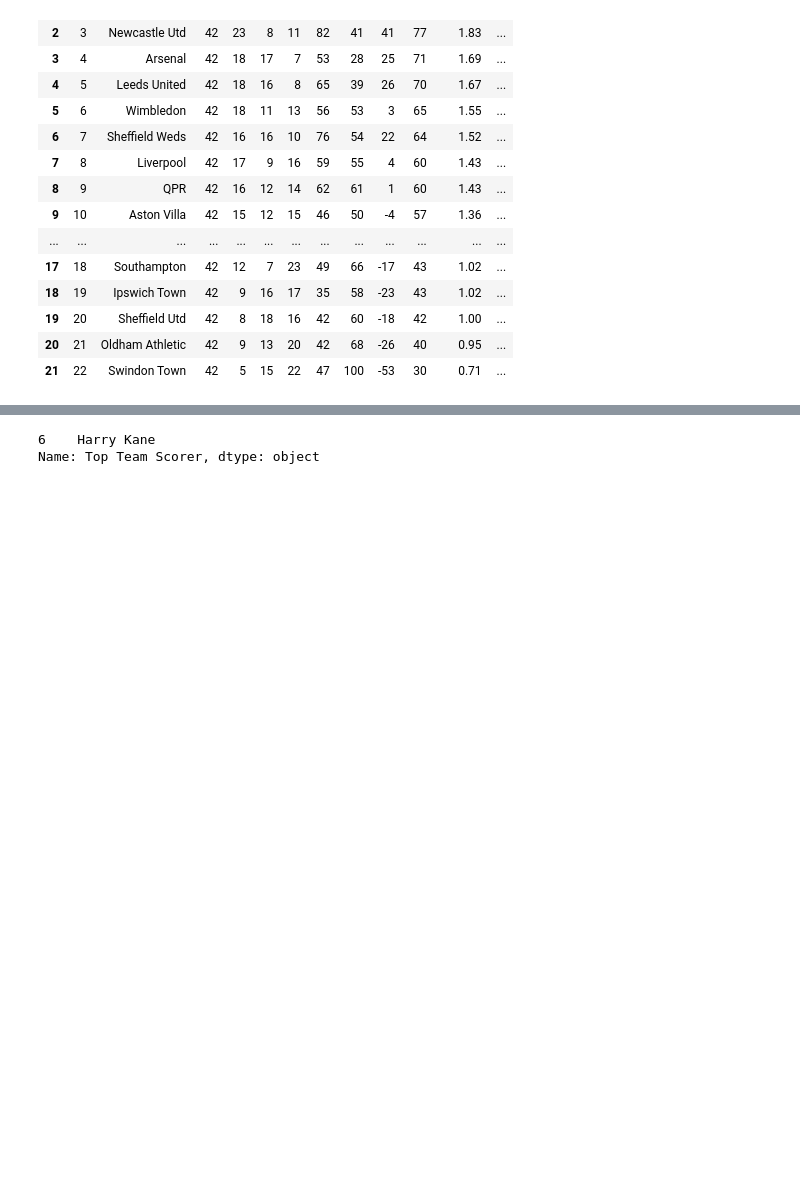
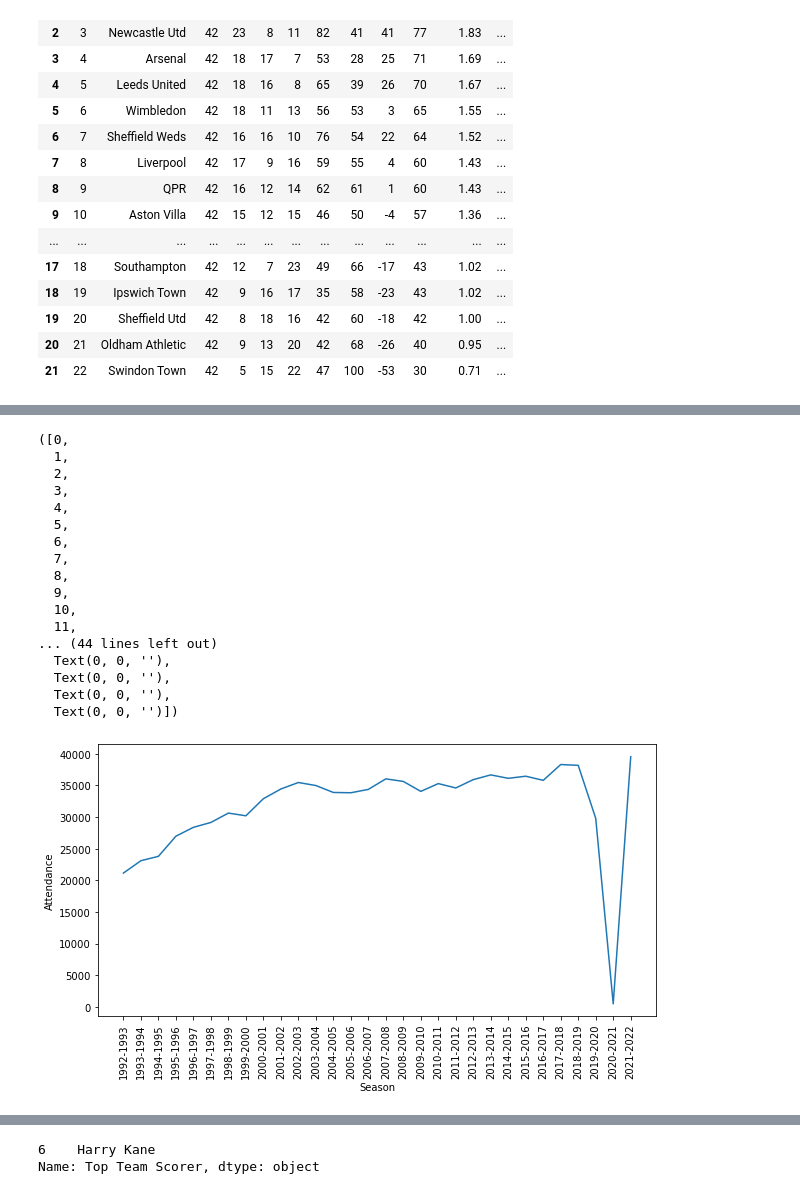
Before and after one commit to Aniket-Raikwar1/Premier_League_data_analysis, a Jupyter notebook: Analysing premier league seasons.ipynb, the cells around one changed output, grey strips where cells are left out. Cells and saved outputs as stored; diff of their text form; code cells hidden in the pictures; blank space fills up the shorter version.

```diff
--- a/Analysing premier league seasons.ipynb
+++ b/Analysing premier league seasons.ipynb
@@ -249,0 +502,3 @@ sea
+# %%
+Avg_attend = pd.DataFrame(All_season.groupby(by="Season")['Attendance'].mean()).reset_index()
+Avg_attend
@@ -249,0 +523,23 @@ sea
+# %%
+plt.figure(figsize=(10,5))
+sns.lineplot(data=Avg_attend,x="Season",y='Attendance')
+plt.xticks(rotation=90)
+# %% [output]
+([0,
+  1,
+  2,
+  3,
+  4,
+  5,
+  6,
+  7,
+  8,
+  9,
+  10,
+  11,
+... (44 lines left out)
+  Text(0, 0, ''),
+  Text(0, 0, ''),
+  Text(0, 0, ''),
+  Text(0, 0, '')])
+[figure, added]
```
Also changed, not shown: parts of 54 cells of this notebook.
